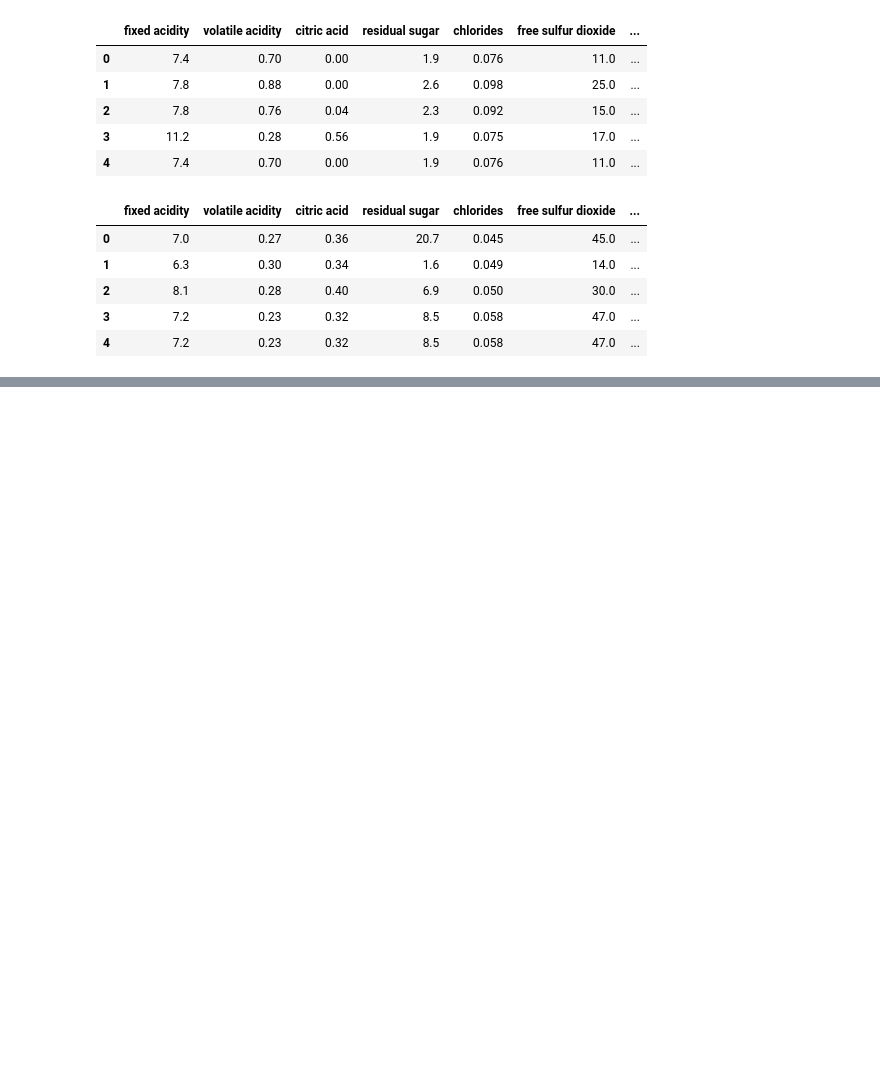
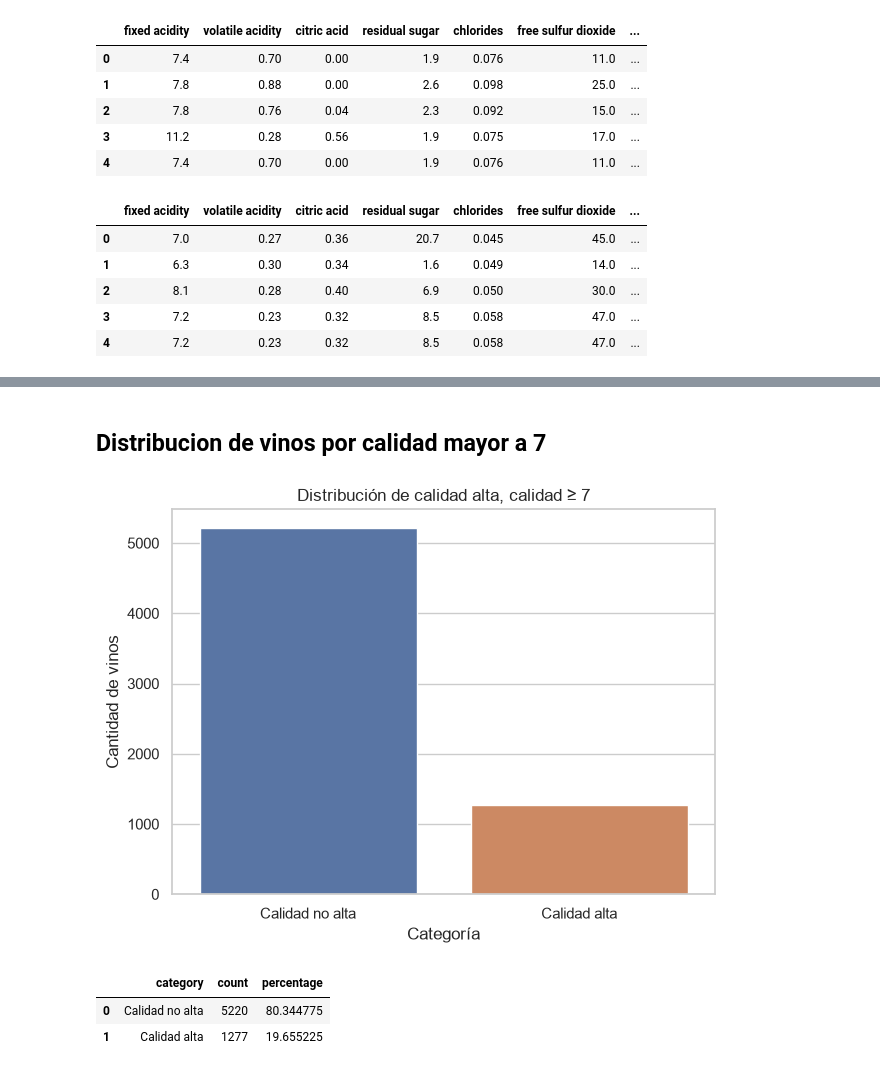
Before and after one commit to MauOrtizC/Proyecto-D-Sistema-de-Prediccion-de-Calidad-de-Vino, a Jupyter notebook: notebooks/01_EDA.ipynb, the cells around one changed output, grey strips where cells are left out. Drawn from its saved outputs; the diff is of its cells as text; code cells hidden in the pictures; blank space fills up the shorter version.

```diff
--- a/notebooks/01_EDA.ipynb
+++ b/notebooks/01_EDA.ipynb
@@ -47,0 +146,13 @@ Dimensión del dataset blanco: (4898, 12)
+# %% [markdown]
+## Distribucion de vinos por calidad mayor a  7
+# %%
+high_quality_distribution = (
+    eda.high_quality_distribution(threshold=7)
+)
+
+display(high_quality_distribution)
+# %% [output]
+[figure, added]
+|  | category | count | percentage |
+| 0 | Calidad no alta | 5220 | 80.344775 |
+| 1 | Calidad alta | 1277 | 19.655225 |
```
Also changed, not shown: parts of 12 cells of this notebook, 3 other files.
